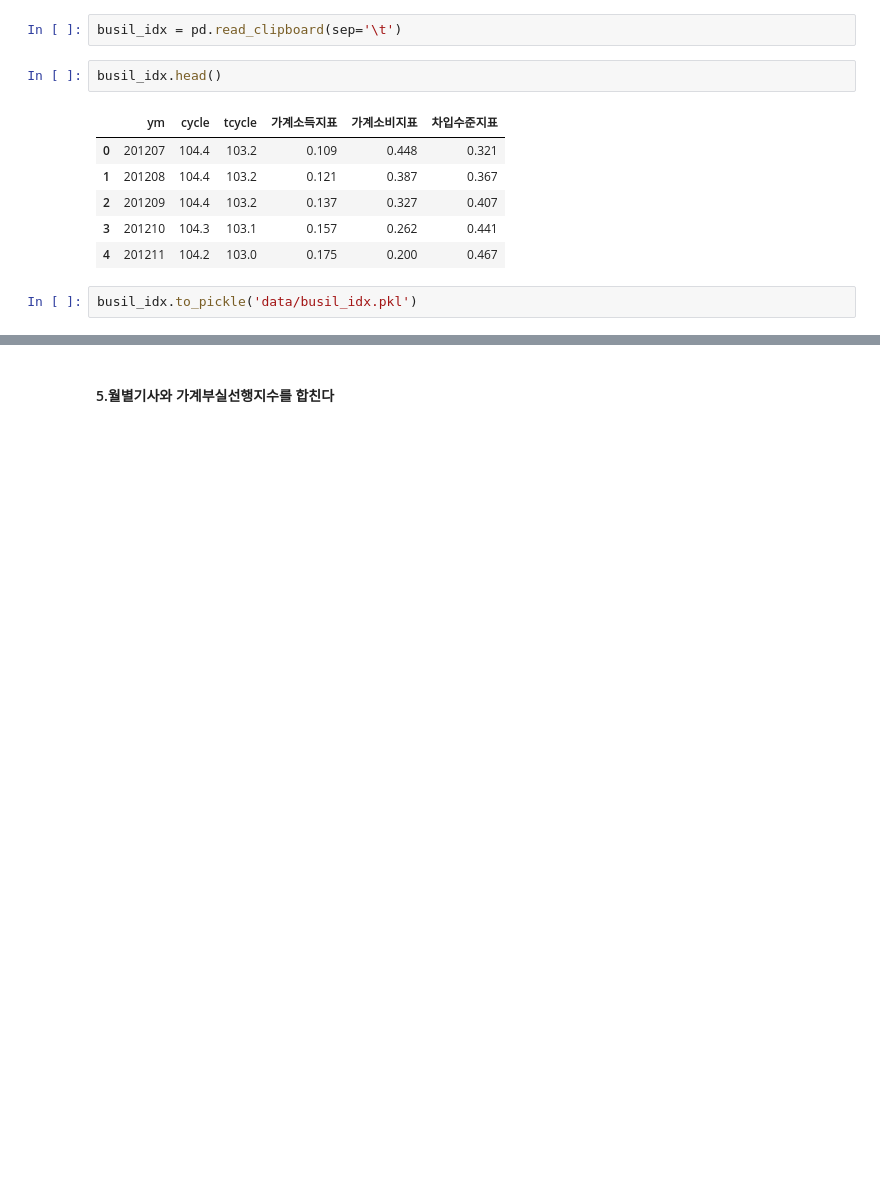
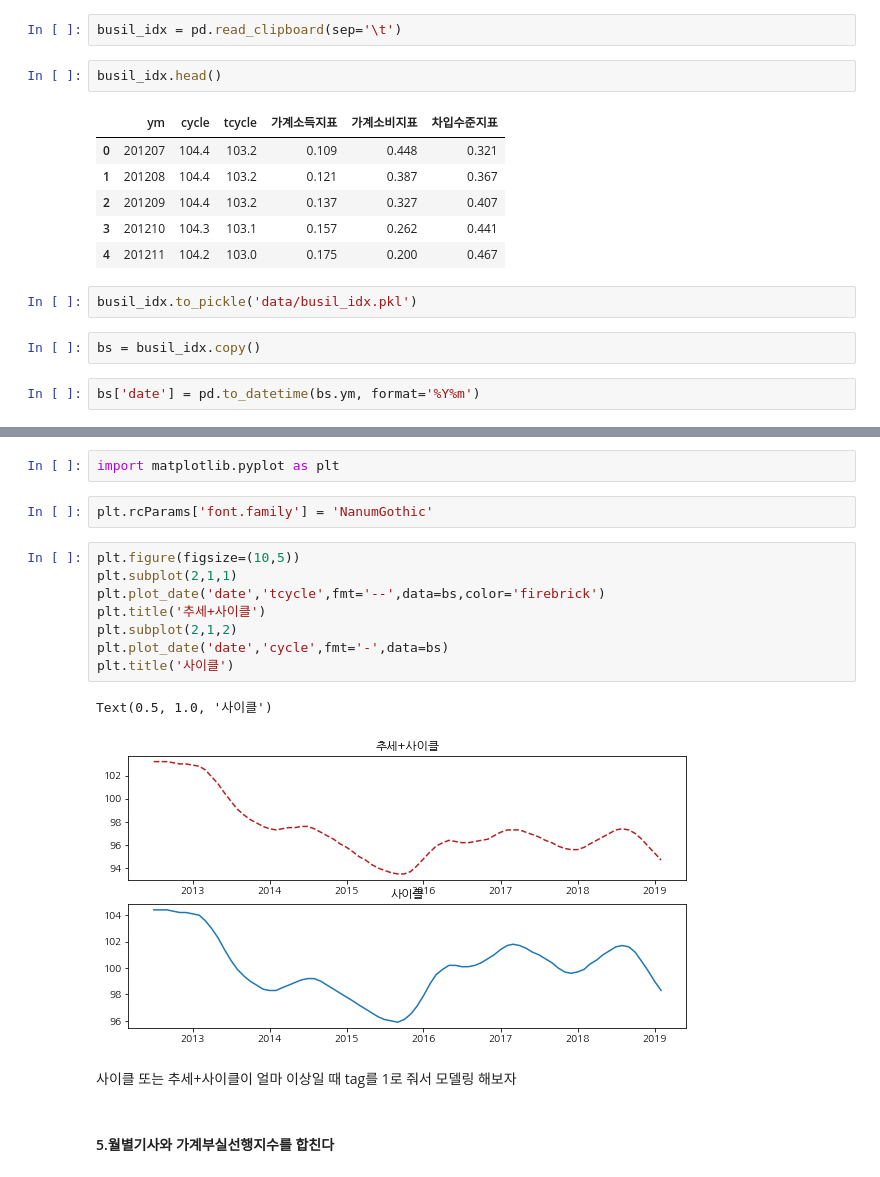
Before and after one commit to jeonghyunwoo/pub_data, a Jupyter notebook: social_doc2vec.ipynb, the cells around one changed output, grey strips where cells are left out. Cells and saved outputs as stored; diff of their text form; blank space fills up the shorter version.

```diff
--- a/social_doc2vec.ipynb
+++ b/social_doc2vec.ipynb
@@ -312,3 +312,7 @@ busil_idx.head()
 | 4 | 201211 | 104.2 | 103.0 | 0.175 | 0.200 | 0.467 |
 # %%
 busil_idx.to_pickle('data/busil_idx.pkl')
+# %%
+bs = busil_idx.copy()
+# %%
+bs['date'] = pd.to_datetime(bs.ym, format='%Y%m')
@@ -315,2 +328,19 @@ busil_idx.to_pickle('data/busil_idx.pkl')
+# %%
+import matplotlib.pyplot as plt
+# %%
+plt.rcParams['font.family'] = 'NanumGothic'
+# %%
+plt.figure(figsize=(10,5))
+plt.subplot(2,1,1)
+plt.plot_date('date','tcycle',fmt='--',data=bs,color='firebrick')
+plt.title('추세+사이클')
+plt.subplot(2,1,2)
+plt.plot_date('date','cycle',fmt='-',data=bs)
+plt.title('사이클')
+# %% [output]
+Text(0.5, 1.0, '사이클')
+[figure, added]
+# %% [markdown]
+사이클 또는 추세+사이클이 얼마 이상일 때 tag를 1로 줘서 모델링 해보자
 # %% [markdown]
 #### 5.월별기사와 가계부실선행지수를 합친다
```
Also changed, not shown: parts of 1 cell of this notebook.
